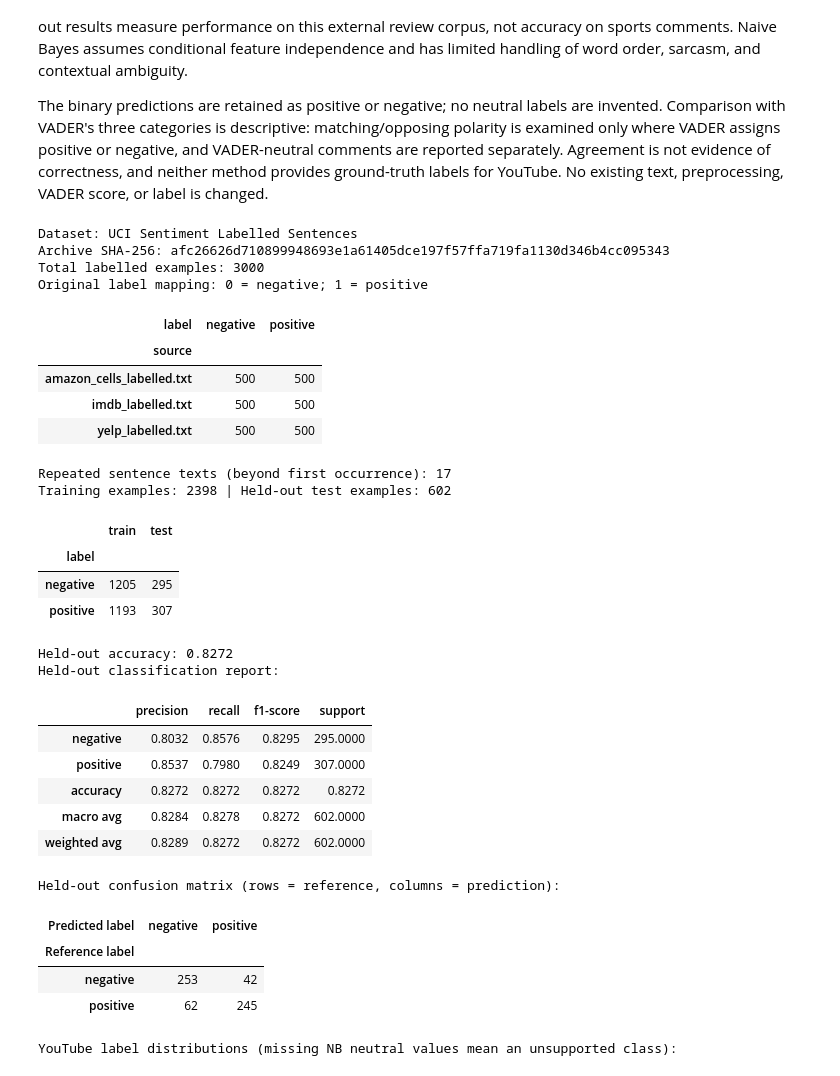
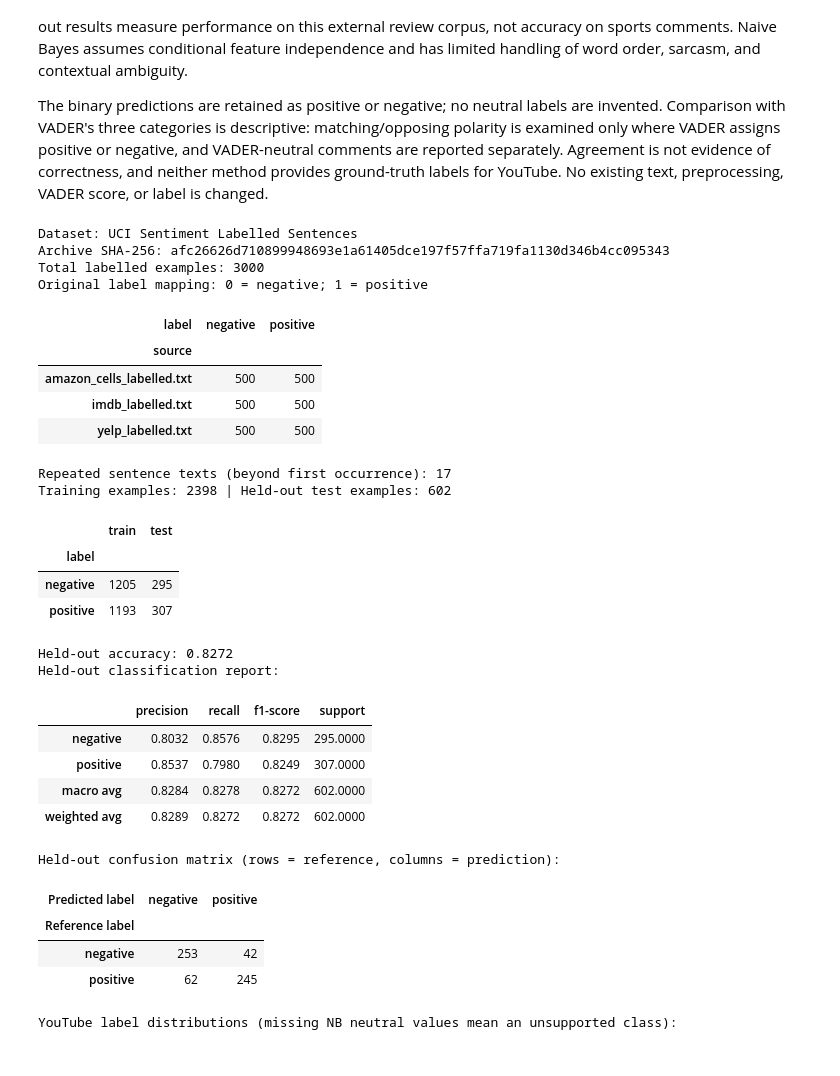
Before and after one commit to nandapieri/olympics-100-meters-final-analysis, a Jupyter notebook: olympics_100m_nlp.ipynb, the cells around one changed output. Drawn from its saved outputs; the diff is of its cells as text; code cells hidden in the pictures.

```diff
--- a/olympics_100m_nlp.ipynb
+++ b/olympics_100m_nlp.ipynb
@@ -38,14 +50,19 @@ Copy `.env.example` to `.env` in the project directory and replace `your_api_key
 # %%
+RUN_YOUTUBE_COLLECTION = False
+
 import os
 from dotenv import load_dotenv
 
 load_dotenv(dotenv_path=".env")
 YOUTUBE_API_KEY = os.getenv("YOUTUBE_API_KEY")
 
-if not YOUTUBE_API_KEY or not YOUTUBE_API_KEY.strip() or YOUTUBE_API_KEY.strip() == "your_api_key_here":
-    raise ValueError("Configure YOUTUBE_API_KEY in your local .env file before continuing.")
+if RUN_YOUTUBE_COLLECTION:
+    if not YOUTUBE_API_KEY or not YOUTUBE_API_KEY.strip() or YOUTUBE_API_KEY.strip() == "your_api_key_here":
+        raise ValueError("Configure YOUTUBE_API_KEY in your local .env file before continuing.")
 
-print("YouTube API key is configured.")
+    print("YouTube API key is configured.")
+else:
+    print("API steps disabled; use the frozen comments.csv for analysis.")
 # %% [markdown]
 ## Data Source Validation
 
@@ -883,35 +912,34 @@ nb_classifier = make_pipeline(CountVectorizer(), MultinomialNB(alpha=1.0))
 nb_classifier.fit(nb_train["text"], nb_train["label"])
 nb_test_predictions = nb_classifier.predict(nb_test["text"])
 nb_accuracy = accuracy_score(nb_test["label"], nb_test_predictions)
 print(f"Held-out accuracy: {nb_accuracy:.4f}")
-nb_report = pd.DataFrame(classification_report(nb_test["label"], nb_test_predictions, labels=["negative", "positive"], output_dict=True, zero_division=0)).T
+nb_report = pd.DataFrame(classification_report(nb_test["label"], nb_test_predictions, labels=["negative", "positive"], output_dict=True, zero_division=0)).T.drop(index="accuracy")
 print("Held-out classification report:")
 display(nb_report.round(4))
 nb_confusion = pd.DataFrame(confusion_matrix(nb_test["label"], nb_test_predictions, labels=["negative", "positive"]), index=pd.Index(["negative", "positive"], name="Reference label"), columns=pd.Index(["negative", "positive"], name="Predicted label"))
 print("Held-out confusion matrix (rows = reference, columns = prediction):")
 display(nb_confusion)
 # %% [output]
 Dataset: UCI Sentiment Labelled Sentences
 Archive SHA-256: afc26626d710899948693e1a61405dce197f57ffa719fa1130d346b4cc095343
 Total labelled examples: 3000
 Original label mapping: 0 = negative; 1 = positive
 | label | negative | positive |
 | source |  |  |
 | amazon_cells_labelled.txt | 500 | 500 |
 | imdb_labelled.txt | 500 | 500 |
 | yelp_labelled.txt | 500 | 500 |
 Repeated sentence texts (beyond first occurrence): 17
 Training examples: 2398 | Held-out test examples: 602
 |  | train | test |
 | label |  |  |
 | negative | 1205 | 295 |
 | positive | 1193 | 307 |
 Held-out accuracy: 0.8272
 Held-out classification report:
 |  | precision | recall | f1-score | support |
 | negative | 0.8032 | 0.8576 | 0.8295 | 295.0000 |
 | positive | 0.8537 | 0.7980 | 0.8249 | 307.0000 |
-| accuracy | 0.8272 | 0.8272 | 0.8272 | 0.8272 |
 | macro avg | 0.8284 | 0.8278 | 0.8272 | 602.0000 |
 | weighted avg | 0.8289 | 0.8272 | 0.8272 | 602.0000 |
 Held-out confusion matrix (rows = reference, columns = prediction):
```
Also changed, not shown: parts of 10 cells of this notebook, 1 other file.
